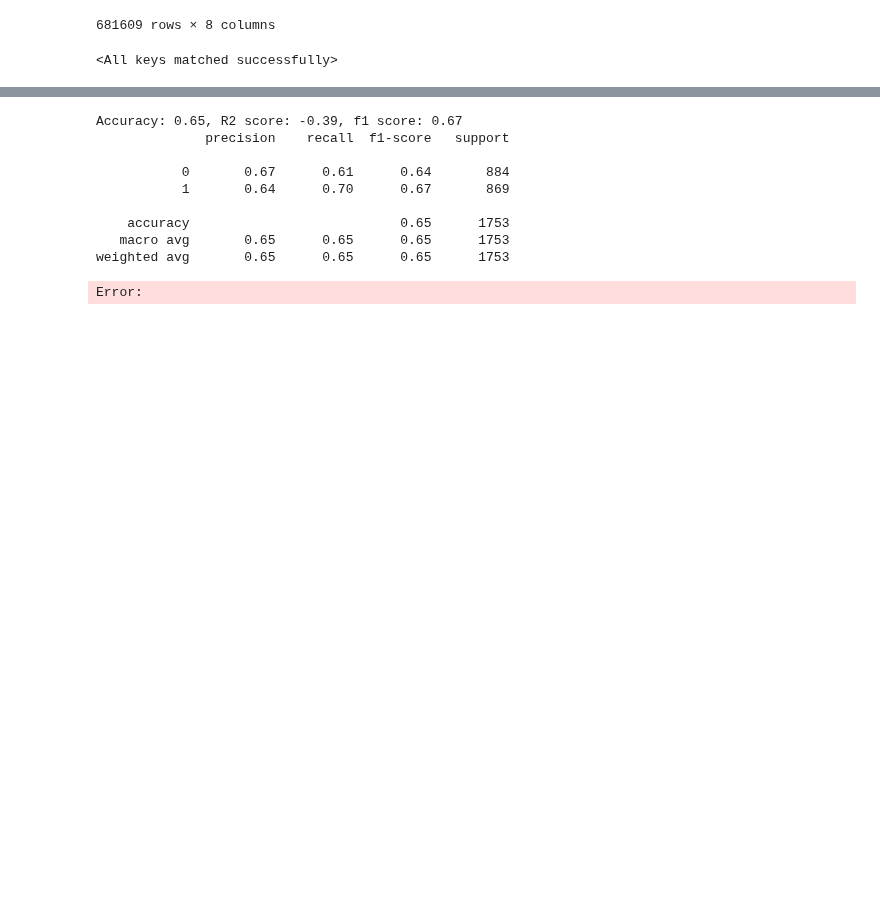
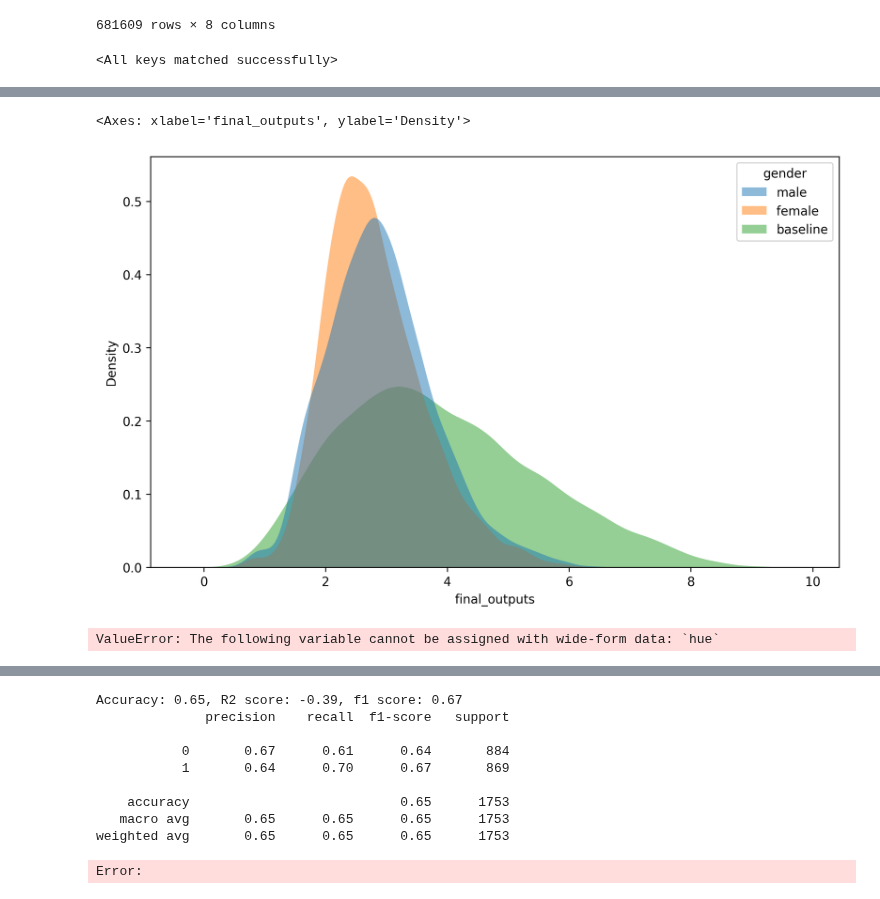
Before and after one commit to CeHouGIS/Safety_Perception_HK, a Jupyter notebook: safety_perception_model/single_model/data fusion.ipynb, the cells around one changed output, grey strips where cells are left out. Saved outputs shown, nothing was run; the diff lists cells and outputs as text; code cells hidden in the pictures; blank space fills up the shorter version.

```diff
--- a/safety_perception_model/single_model/data fusion.ipynb
+++ b/safety_perception_model/single_model/data fusion.ipynb
@@ -184,0 +329,34 @@ model.load_state_dict(torch.load(model_path), strict=False)
+# %%
+import pandas as pd
+import geopandas as gpd
+female = pd.read_csv("/data2/cehou/LLM_safety/HK_shp_files/30_males/30_females.csv")
+male = pd.read_csv("/data2/cehou/LLM_safety/HK_shp_files/30_males/30_males.csv")
+baseline = gpd.read_file("/data2/cehou/LLM_safety/HK_shp_files/HK_only_img_baseline.shp")
+baseline['gender'] = 'baseline'
+baseline = baseline.rename(columns={'final_outp':'final_outputs'})
+# %%
+concated = pd.concat([male[['Image_ID','gender', 'final_outputs']],
+           female[['Image_ID','gender', 'final_outputs']],
+           baseline[['Image_ID','gender', 'final_outputs']]]).reset_index(drop=True)
+# %%
+fig, ax = plt.subplots(figsize=(10,6),dpi=300)
+sns.kdeplot(
+   data=concated, x="final_outputs", hue="gender",
+   fill=True, common_norm=False,
+   alpha=.5, linewidth=0, ax=ax
+)
+# %% [output]
+<Axes: xlabel='final_outputs', ylabel='Density'>
+[figure, added]
+# %%
+import seaborn as sns
+
+sns.kdeplot(concated['final_outputs'], hue='gender')
+
+plt.title('KDE Plot of Male final_outp')
+plt.ylabel('Density')
+plt.legend(['Male', 'Female', 'Baseline'])
+plt.legend()
+plt.show()
+# %% [output]
+ValueError: The following variable cannot be assigned with wide-form data: `hue`
```
Also changed, not shown: parts of 20 cells of this notebook, 4 other files.
